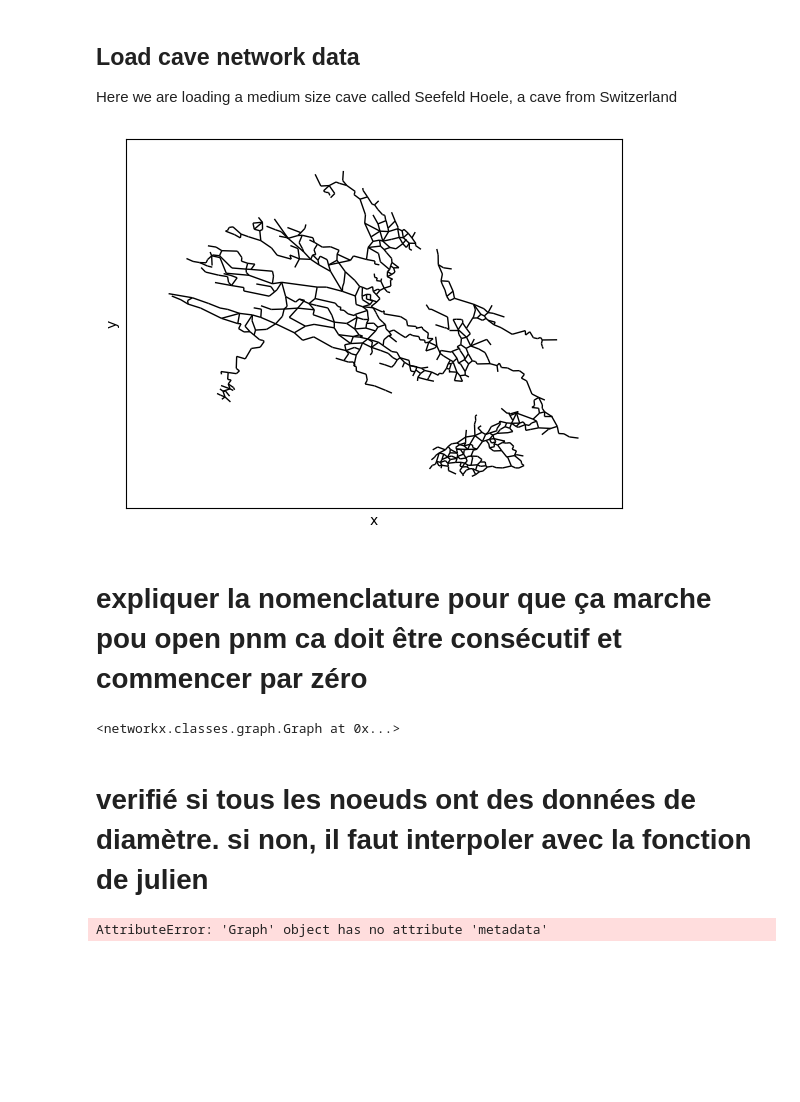
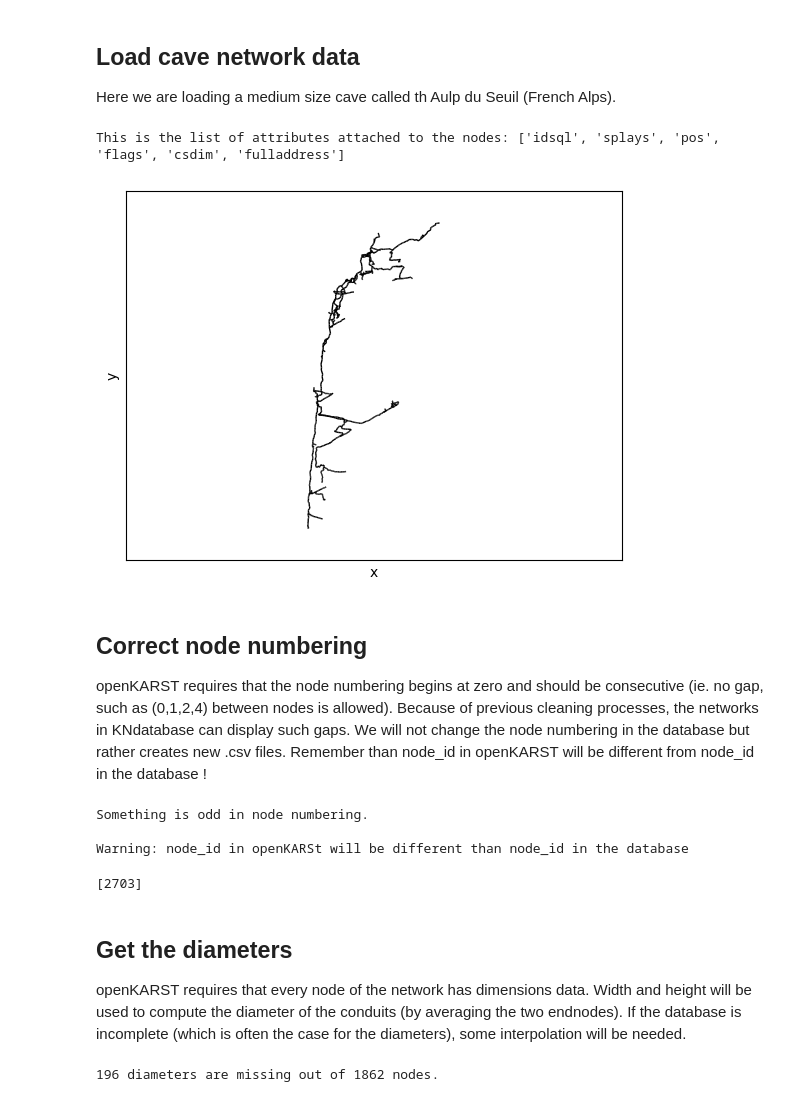
Before and after one commit to ERC-Karst/KNdata-public, a Jupyter notebook: notebooks/3.Load_and_prep_for_openkarst.ipynb, the cells around one changed output. Cells and saved outputs as stored; diff of their text form; code cells hidden in the pictures; blank space fills up the shorter version.

Commit message:
Update 3.Load_and_prep_for_openkarst.ipynb
-tool to correct node numbering
-tool to get infos about missing diameters in the karst network and a simple way to fill them (branch by branch)

```diff
--- a/notebooks/3.Load_and_prep_for_openkarst.ipynb
+++ b/notebooks/3.Load_and_prep_for_openkarst.ipynb
@@ -4,25 +8,54 @@ import networkx as nx
 # %% [markdown]
 ## Load cave network data
-Here we are loading a medium size cave called Seefeld Hoele, a cave from Switzerland
+Here we are loading a medium size cave called th Aulp du Seuil (French Alps).
 # %%
 # First the data is loaded from a text file (.yaml)
-path_to_yaml = r"..\caves_individual\data\047_Seefeldhoele_000\047_Seefeldhoele_000.yaml"
+path_to_yaml = r"..\caves_individual\data\096_AulpSeuil_001\096_AulpSeuil_001.yaml"
 
 G = kn.io_func.networkx_from_yaml(path_to_yaml)
-kn.view.plot_graph2d(G, plot_nodes=False)
+print(f'This is the list of attributes attached to the nodes: {kn.utils.get_node_attribute_names(G)}')
+kn.view.plot_graph2d(G, plot_nodes=False, axis_equal=True)
 # %% [output]
+This is the list of attributes attached to the nodes: ['idsql', 'splays', 'pos', 'flags', 'csdim', 'fulladdress']
-[figure, old version]
+[figure, new version]
 # %% [markdown]
-# expliquer la nomenclature pour que ça marche pou open pnm ca doit être consécutif et commencer par zéro
+## Correct node numbering
+openKARST requires that the node numbering begins at zero and should be consecutive (ie. no gap, such as (0,1,2,4) between nodes is allowed). Because of previous cleaning processes, the networks in KNdatabase can display such gaps. We will not change the node numbering in the database but rather creates new .csv files. Remember than node_id in openKARST will be different from node_id in the database !
 # %%
-# check si G.nodes > ... if not rename graph nodes to be consecutive
-dict_index = kn.utils.get_node_label2index_dict(G)
-H = G.copy()
-nx.relabel_nodes(H,dict_index)
+#Check is we should change the node numbering
+if np.min(G.nodes()) != 0 or np.max(G.nodes()) + 1 != len(G.nodes()) :
+    print("Something is odd in node numbering.\n ")
+    print("Warning: node_id in openKARSt will be different than node_id in the database")
+    dict_index = kn.utils.get_node_label2index_dict(G)   #create a dictionary with the current id (or label) as key and the new label (here the index of the node) as value
+    H=nx.relabel_nodes(G,dict_index, copy=True)  #assign the new label to the newly created graph object H
+else:
+    print("Node numbering should be fine for openKARST")
 # %% [output]
-<networkx.classes.graph.Graph at 0x...>
+Something is odd in node numbering.
+
+Warning: node_id in openKARSt will be different than node_id in the database
+# %%
+#small function to go from the new label to the old ones
+def search_for_old_label(search_value):
+    return [old_label for old_label,new_label in dict_index.items() if new_label == search_value]
+
+search_for_old_label(144)
+# %% [output]
+[2703]
 # %% [markdown]
-# verifié si tous les noeuds ont des données de diamètre. si non, il faut interpoler avec la fonction de julien
+## Get the diameters
+openKARST requires that every node of the network has dimensions data. Width and height will be used to compute the diameter of the conduits (by averaging the two endnodes). If the database is incomplete (which is often the case for the diameters), some interpolation will be needed.
 # %%
+#Identify the nodes without any diameter data
+missing_diameter=0
+for n in H.nodes:
+    if H.nodes('csdim')[n] is None:
+        missing_diameter+=1
+
+#check number of missing nodes
+if missing_diameter!=0:
+   print(missing_diameter, "diameters are missing out of", len(H.nodes), "nodes.")
+else:
+   print("Everything is fine.")
 # %% [output]
-AttributeError: 'Graph' object has no attribute 'metadata'
+196 diameters are missing out of 1862 nodes.
```
Also changed, not shown: parts of 17 cells of this notebook.
